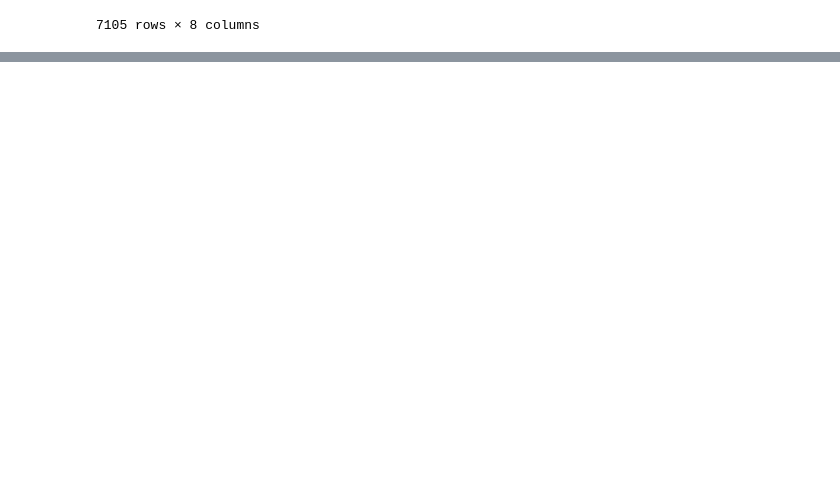
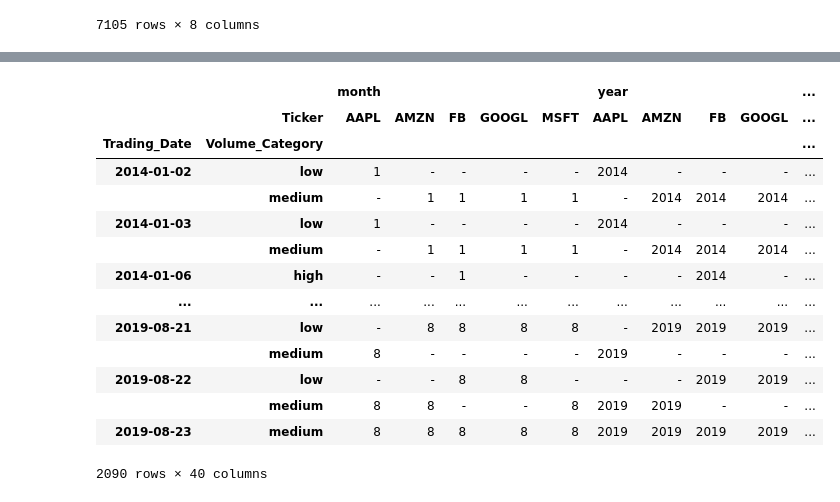
Before and after one commit to Narula901/Python-Library, a Jupyter notebook: Pandas/Practice Problems/Practice Problem - Going MultiDimensional - 2.ipynb, the cells around one changed output, grey strips where cells are left out. Cells and saved outputs as stored; diff of their text form; code cells hidden in the pictures; blank space fills up the shorter version.

```diff
--- a/Pandas/Practice Problems/Practice Problem - Going MultiDimensional - 2.ipynb
+++ b/Pandas/Practice Problems/Practice Problem - Going MultiDimensional - 2.ipynb
@@ -854,0 +923,18 @@ tech_3level
+# %%
+tech_3level.unstack(-1, fill_value='-')
+# %% [output]
+|  |  | month |  |  |  |  | year |  |  |  | ... |
+|  | Ticker | AAPL | AMZN | FB | GOOGL | MSFT | AAPL | AMZN | FB | GOOGL | ... |
+| Trading_Date | Volume_Category |  |  |  |  |  |  |  |  |  | ... |
+| 2014-01-02 | low | 1 | - | - | - | - | 2014 | - | - | - | ... |
+|  | medium | - | 1 | 1 | 1 | 1 | - | 2014 | 2014 | 2014 | ... |
+| 2014-01-03 | low | 1 | - | - | - | - | 2014 | - | - | - | ... |
+|  | medium | - | 1 | 1 | 1 | 1 | - | 2014 | 2014 | 2014 | ... |
+| 2014-01-06 | high | - | - | 1 | - | - | - | - | 2014 | - | ... |
+| ... | ... | ... | ... | ... | ... | ... | ... | ... | ... | ... | ... |
+| 2019-08-21 | low | - | 8 | 8 | 8 | 8 | - | 2019 | 2019 | 2019 | ... |
+|  | medium | 8 | - | - | - | - | 2019 | - | - | - | ... |
+| 2019-08-22 | low | - | - | 8 | 8 | - | - | - | 2019 | 2019 | ... |
+|  | medium | 8 | 8 | - | - | 8 | 2019 | 2019 | - | - | ... |
+| 2019-08-23 | medium | 8 | 8 | 8 | 8 | 8 | 2019 | 2019 | 2019 | 2019 | ... |
+2090 rows × 40 columns
```
Also changed, not shown: parts of 19 cells of this notebook.
